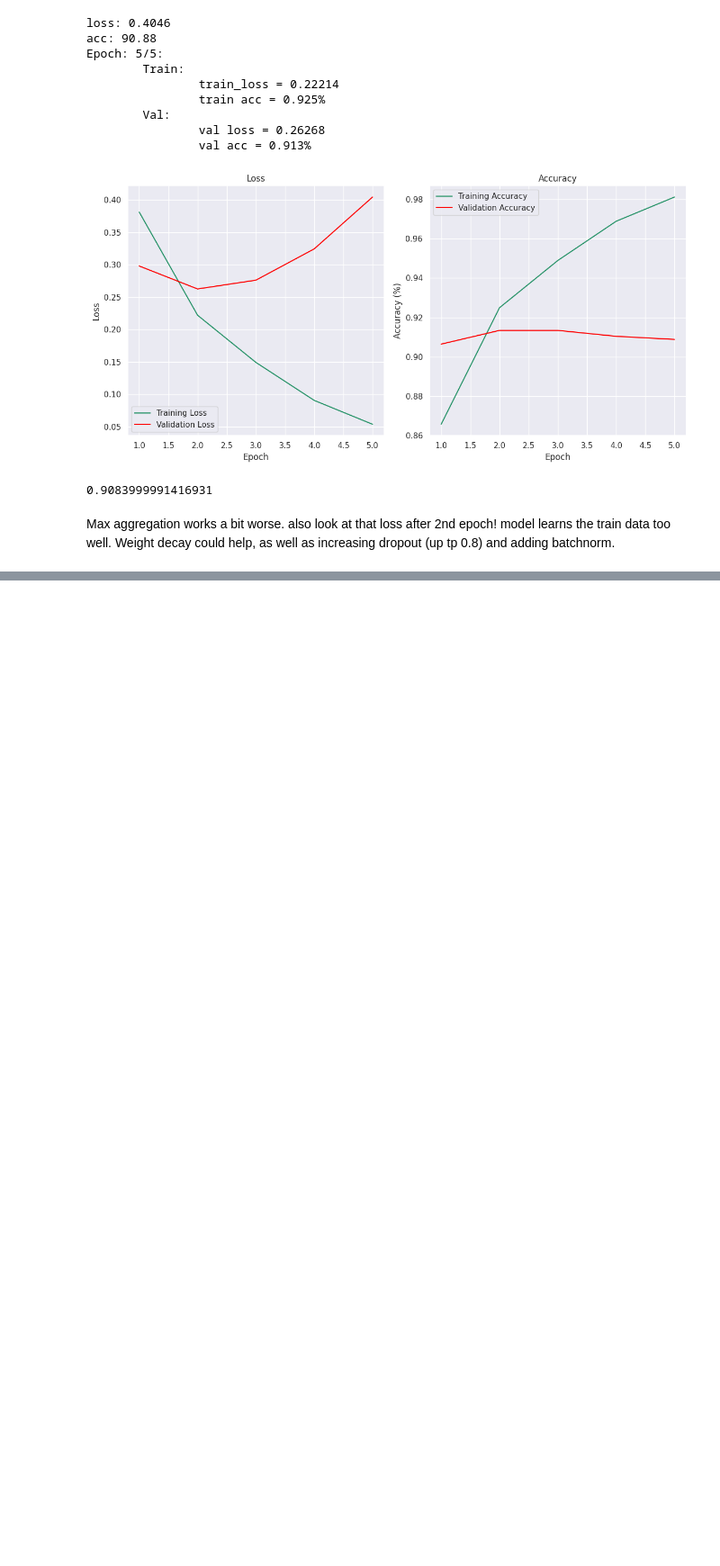
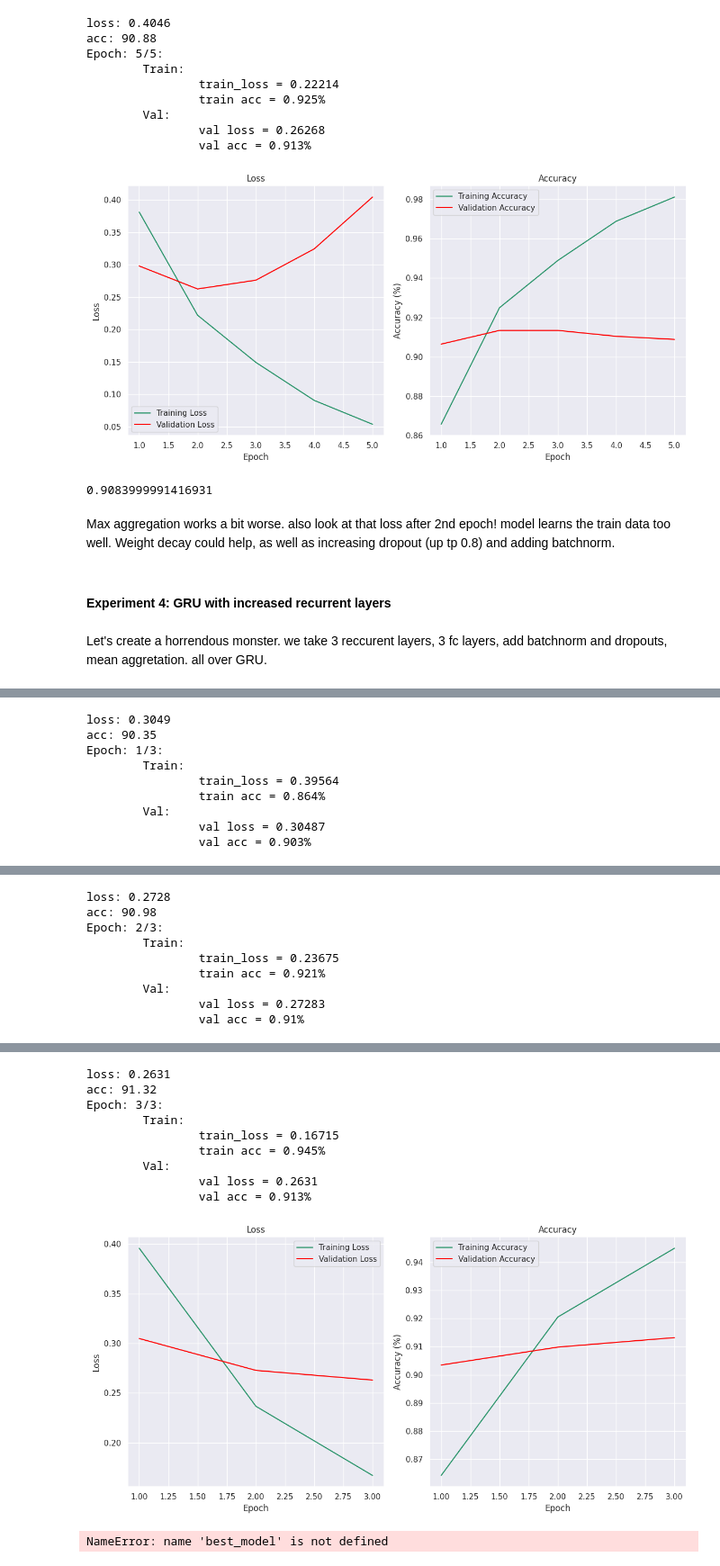
Before and after one commit to Dimildizio/DS_course, a Jupyter notebook: Neural_networks/NLP/Text_classification/news_classification.ipynb, the cells around one changed output, grey strips where cells are left out. Shown at 90% size. Cells and saved outputs as stored; diff of their text form; code cells hidden in the pictures; blank space fills up the shorter version.

Commit message:
feat(experiment): add GRU experiment 4

```diff
--- a/Neural_networks/NLP/Text_classification/news_classification.ipynb
+++ b/Neural_networks/NLP/Text_classification/news_classification.ipynb
@@ -742,3 +742,41 @@ Epoch: 5/5:
 0.9083999991416931
 # %% [markdown]
 Max aggregation works a bit worse. also look at that loss after 2nd epoch! model learns the train data too well. Weight decay could help, as well as increasing dropout (up tp 0.8) and adding batchnorm.
+# %% [markdown]
+#### Experiment 4: GRU with increased recurrent layers
+# %% [markdown]
+Let's create a horrendous monster. we take 3 reccurent layers, 3 fc layers, add batchnorm and dropouts, mean aggretation. all over GRU.
+# %%
+class GRUModel(nn.Module):
+  def __init__(self, vocab_size: int, hidden_dim: int = 512, num_classes: int = 4, rnn_layers=3, bi=True):
+    super(GRUModel, self).__init__()
+    self.embedding = nn.Embedding(num_embeddings=vocab_size, embedding_dim=hidden_dim, bi = True, rnn_layers = 3)
+    self.drop = nn.Dropout(0.2)
+    self.rnn = nn.GRU(input_size=hidden_dim, hidden_size=hidden_dim, num_layers=rnn_layers, batch_first=True, bidirectional=bi)
+    self.fc_1 = nn.Linear(in_features=hidden_dim*2, out_features=hidden_dim//2)
+    self.bn_1 = nn.BatchNorm1d(num_features=hidden_dim//2)
+    self.fc_2 = nn.Linear(in_features=hidden_dim//2, out_features=hidden_dim//4)
+    self.bn_2 = nn.BatchNorm1d(num_features=hidden_dim//4)
+    self.fc_3 = nn.Linear(in_features=hidden_dim//4, out_features=num_classes)
+    # MOAR LAYERZ! MOAR BATCHNORM! MORE DROPOUT! GO FOR THE EYES BOO! GO FOR THE EYES! YAARGH!
+    #What could possibly go wrong?
+
+  def forward(self, x):
+    embeddings = self.embedding(x)
+    x, last_cell = self.rnn(embeddings)
+    x = F.tanh(x.mean(dim=1))
+    x = self.fc_1(x)
+    x = self.bn_1(x)
+    x = F.relu(x)
+    x = self.drop(x)
+    x = self.fc_2(x)
+    x = self.bn_2(x)
+    x = F.relu(x)
+    x = self.drop(x)
+    x = self.fc_3(x)
+    return x
+# %%
+CFG.epochs=3
+best_model = test_model(GRUModel, bi=True, rnn_layers=3)
+evaluate(best_model, eval_dataloader)
+# %% [output]
@@ -744,0 +785,9 @@ Max aggregation works a bit worse. also look at that loss after 2nd epoch! model
+loss: 0.3049
+acc: 90.35
+Epoch: 1/3:
+        Train:
+                train_loss = 0.39564
+                train acc = 0.864%
+        Val:
+                val loss = 0.30487
+                val acc = 0.903%
@@ -744,0 +796,9 @@ Max aggregation works a bit worse. also look at that loss after 2nd epoch! model
+loss: 0.2728
+acc: 90.98
+Epoch: 2/3:
+        Train:
+                train_loss = 0.23675
+                train acc = 0.921%
+        Val:
+                val loss = 0.27283
+                val acc = 0.91%
@@ -744,0 +807,11 @@ Max aggregation works a bit worse. also look at that loss after 2nd epoch! model
+loss: 0.2631
+acc: 91.32
+Epoch: 3/3:
+        Train:
+                train_loss = 0.16715
+                train acc = 0.945%
+        Val:
+                val loss = 0.2631
+                val acc = 0.913%
+[figure, added]
+NameError: name 'best_model' is not defined
```
Also changed, not shown: parts of 2 cells of this notebook.
